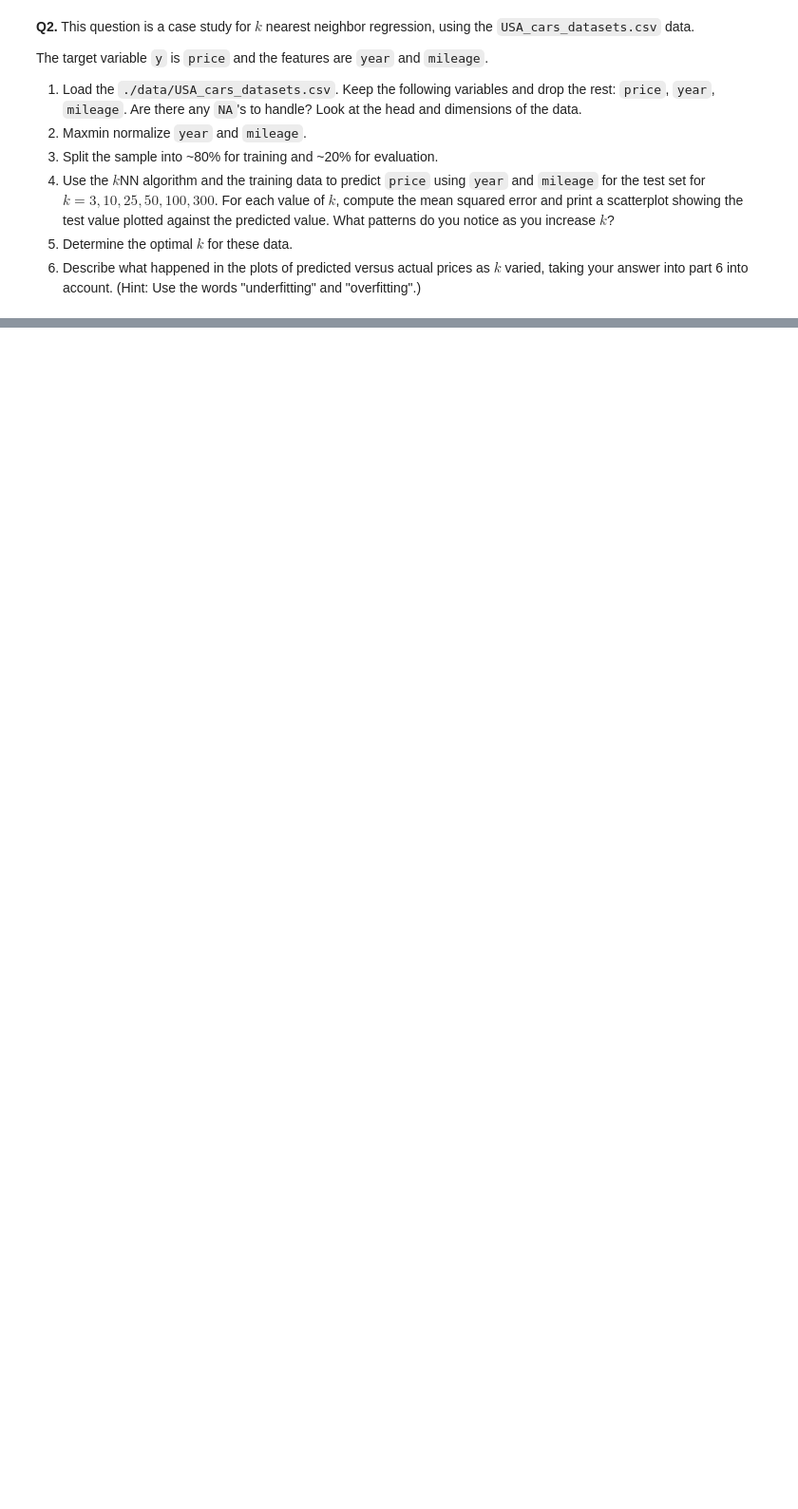
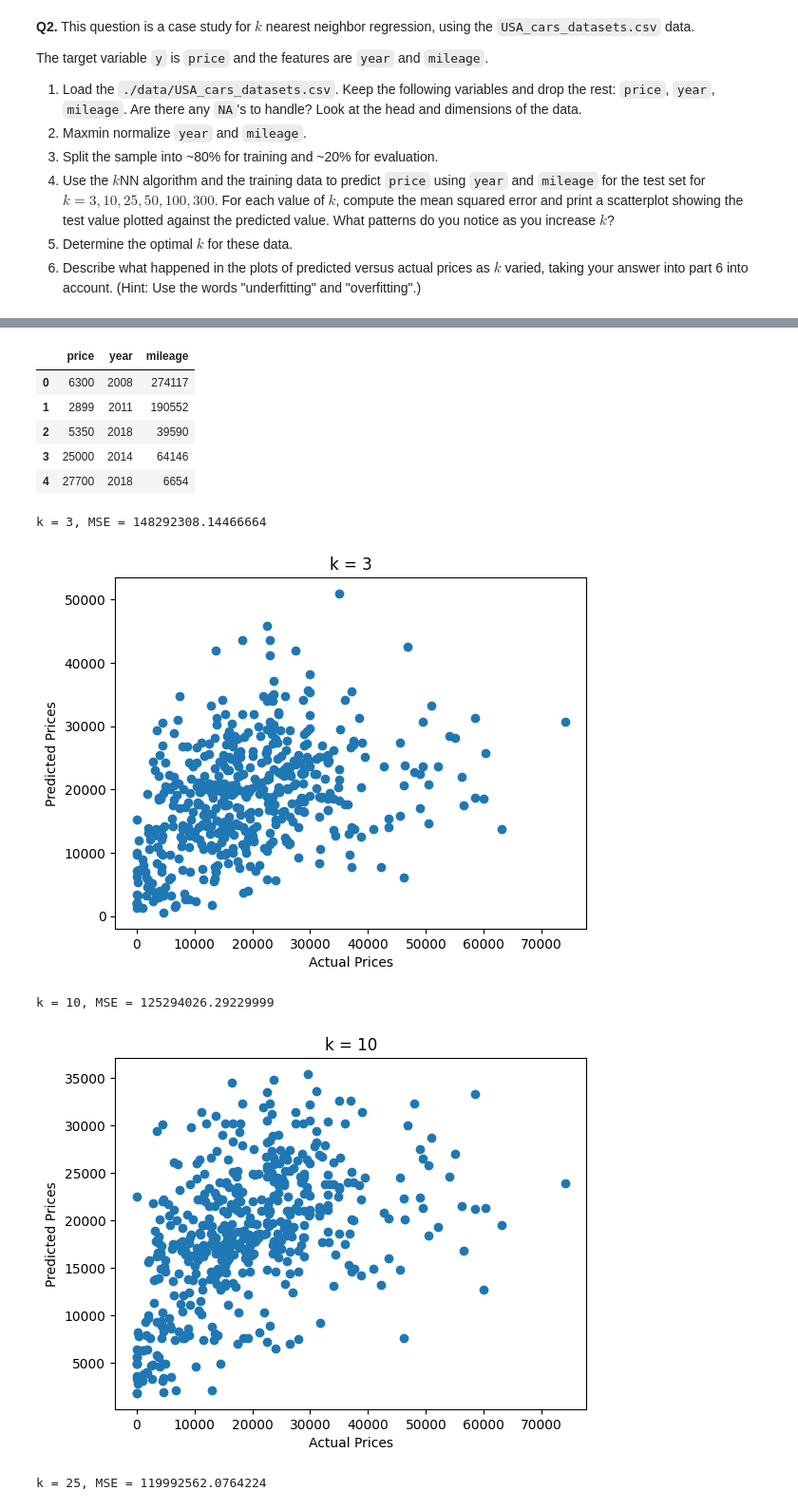
Before and after one commit to ap-vp/knn_assignment, a Jupyter notebook: assignment_knn.ipynb, the cells around one changed output, grey strips where cells are left out. Shown at 95% size. Drawn from its saved outputs; the diff is of its cells as text; code cells hidden in the pictures; blank space fills up the shorter version.

```diff
--- a/assignment_knn.ipynb
+++ b/assignment_knn.ipynb
@@ -37,3 +37,51 @@ The target variable `y` is `price` and the features are `year` and `mileage`.
 4. Use the $k$NN algorithm and the training data to predict `price` using `year` and `mileage` for the test set for $k=3,10,25,50,100,300$. For each value of $k$, compute the mean squared error and print a scatterplot showing the test value plotted against the predicted value. What patterns do you notice as you increase $k$?
 5. Determine the optimal $k$ for these data.
 6. Describe what happened in the plots of predicted versus actual prices as $k$ varied, taking your answer into part 6 into account. (Hint: Use the words "underfitting" and "overfitting".)
+# %%
+import numpy as np
+import pandas as pd
+import matplotlib.pyplot as plt
+import seaborn as sns
+
+#Q2 part 1
+cars = pd.read_csv('./USA_cars_datasets.csv')
+display(cars.describe())
+cars = cars[['price', 'year', 'mileage']]
+display(cars.head())
+#display(cars.info()) #no NaN
+
+
+#Q2 part 2
+def maxmin(z):
+    z = (z-min(z))/(max(z)-min(z))
+    return(z)
+
+maxmin(cars['year'])
+maxmin(cars['mileage'])
+
+#Q2 part 3
+from sklearn.model_selection import train_test_split
+from sklearn.neighbors import KNeighborsRegressor # Import the kNN regression tool
+from sklearn.metrics import mean_squared_error # Import the mean squared error function
+
+X = cars[['year', 'mileage']]
+y = cars['price']
+X_train, X_test, y_train, y_test = train_test_split(X, y, test_size=0.2, random_state=42)
+
+#Q2 part 4
+k_values = [3, 10, 25, 50, 100, 300]
+for k in k_values:
+    knn = KNeighborsRegressor(n_neighbors=k)
+    knn.fit(X_train, y_train)
+    y_pred = knn.predict(X_test)
+    mse = mean_squared_error(y_test, y_pred)
+    print(f"k = {k}, MSE = {mse}")
+    plt.scatter(y_test, y_pred)
+    plt.xlabel('Actual Prices')
+    plt.ylabel('Predicted Prices')
+    plt.title(f'k = {k}')
+    plt.show()
+#what patterns do I notice as K increases
+
+#Q2 part 5
+# %% [output]
@@ -39,0 +97,11 @@ The target variable `y` is `price` and the features are `year` and `mileage`.
+|  | price | year | mileage |
+| 0 | 6300 | 2008 | 274117 |
+| 1 | 2899 | 2011 | 190552 |
+| 2 | 5350 | 2018 | 39590 |
+| 3 | 25000 | 2014 | 64146 |
+| 4 | 27700 | 2018 | 6654 |
+k = 3, MSE = 148292308.14466664
+[figure, added]
+k = 10, MSE = 125294026.29229999
+[figure, added]
+k = 25, MSE = 119992562.0764224
```
Also changed, not shown: parts of 1 cell of this notebook.
